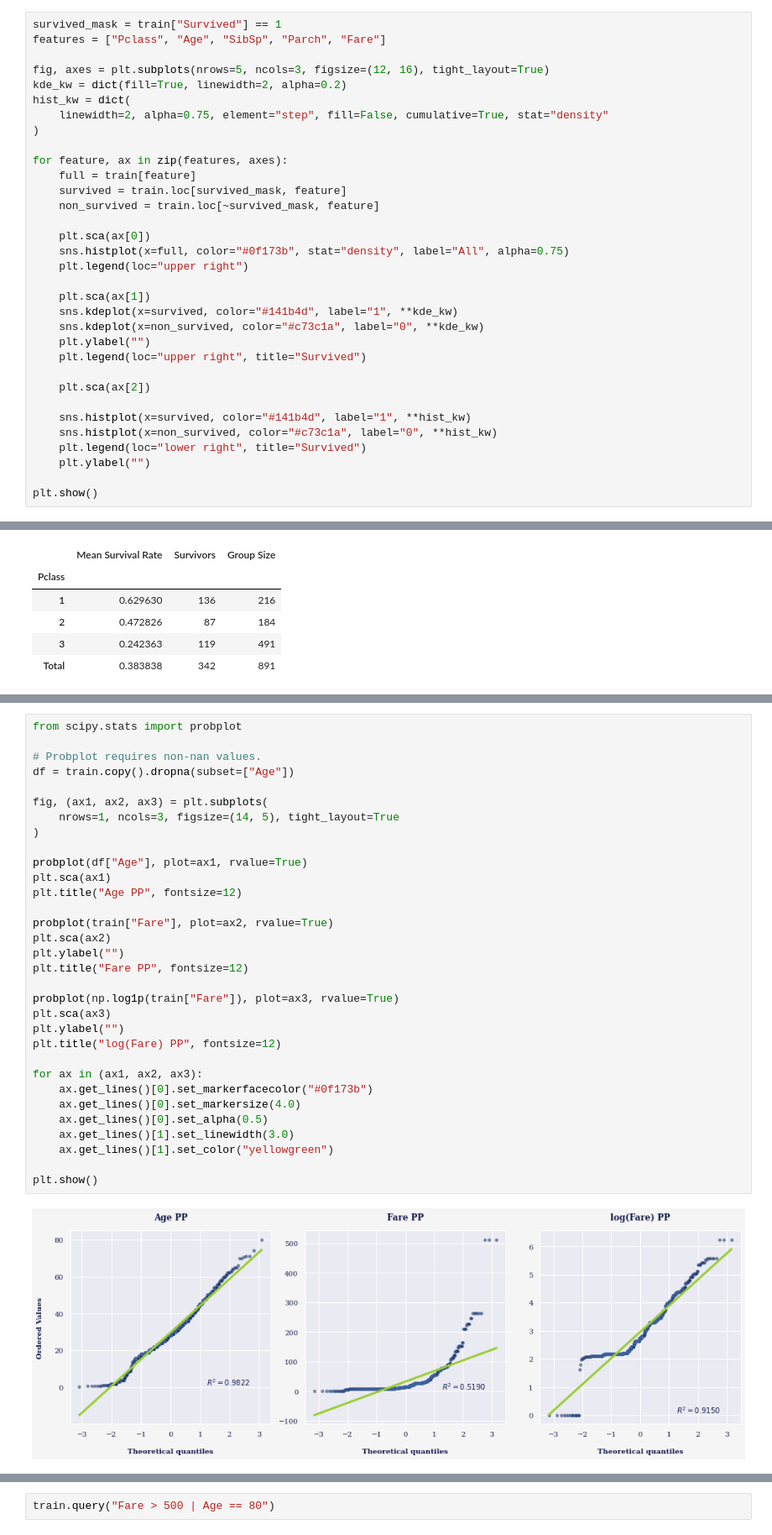
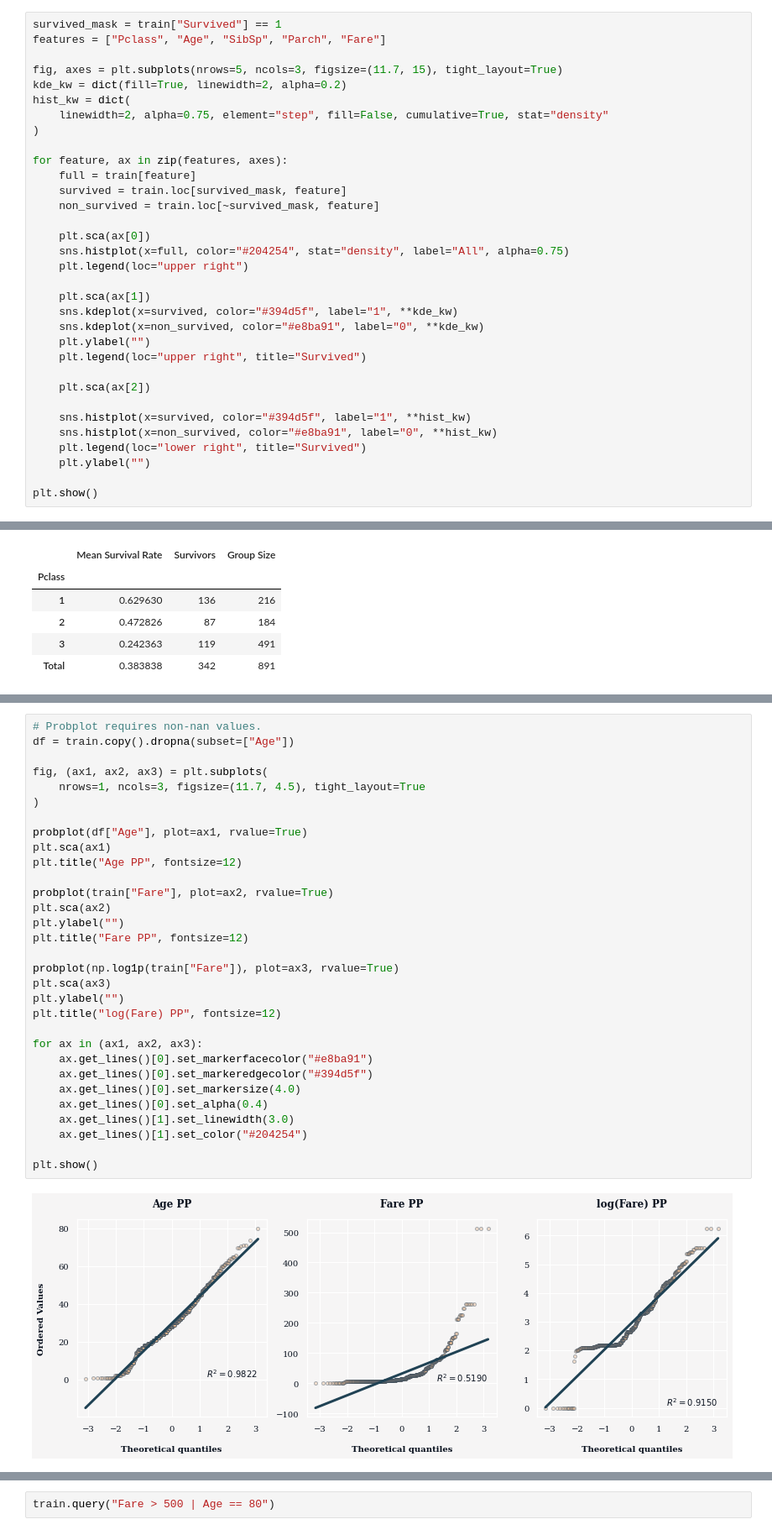
Before and after one commit to mateuszk098/kaggle-notebooks, a Jupyter notebook: titanic/titanic_eda.ipynb, the cells around one changed output, grey strips where cells are left out. Shown at 84% size. Drawn from its saved outputs; the diff is of its cells as text.

```diff
--- a/titanic/titanic_eda.ipynb
+++ b/titanic/titanic_eda.ipynb
@@ -395,7 +550,7 @@ plt.show()
 survived_mask = train["Survived"] == 1
 features = ["Pclass", "Age", "SibSp", "Parch", "Fare"]
 
-fig, axes = plt.subplots(nrows=5, ncols=3, figsize=(12, 16), tight_layout=True)
+fig, axes = plt.subplots(nrows=5, ncols=3, figsize=(11.7, 15), tight_layout=True)
 kde_kw = dict(fill=True, linewidth=2, alpha=0.2)
 hist_kw = dict(
     linewidth=2, alpha=0.75, element="step", fill=False, cumulative=True, stat="density"
@@ -407,19 +562,19 @@ for feature, ax in zip(features, axes):
     non_survived = train.loc[~survived_mask, feature]
 
     plt.sca(ax[0])
-    sns.histplot(x=full, color="#0f173b", stat="density", label="All", alpha=0.75)
+    sns.histplot(x=full, color="#204254", stat="density", label="All", alpha=0.75)
     plt.legend(loc="upper right")
 
     plt.sca(ax[1])
-    sns.kdeplot(x=survived, color="#141b4d", label="1", **kde_kw)
-    sns.kdeplot(x=non_survived, color="#c73c1a", label="0", **kde_kw)
+    sns.kdeplot(x=survived, color="#394d5f", label="1", **kde_kw)
+    sns.kdeplot(x=non_survived, color="#e8ba91", label="0", **kde_kw)
     plt.ylabel("")
     plt.legend(loc="upper right", title="Survived")
 
     plt.sca(ax[2])
 
-    sns.histplot(x=survived, color="#141b4d", label="1", **hist_kw)
-    sns.histplot(x=non_survived, color="#c73c1a", label="0", **hist_kw)
+    sns.histplot(x=survived, color="#394d5f", label="1", **hist_kw)
+    sns.histplot(x=non_survived, color="#e8ba91", label="0", **hist_kw)
     plt.legend(loc="lower right", title="Survived")
     plt.ylabel("")
 
@@ -544,35 +749,34 @@ plt.show()
 # %%
-from scipy.stats import probplot
-
 # Probplot requires non-nan values.
 df = train.copy().dropna(subset=["Age"])
 
 fig, (ax1, ax2, ax3) = plt.subplots(
-    nrows=1, ncols=3, figsize=(14, 5), tight_layout=True
+    nrows=1, ncols=3, figsize=(11.7, 4.5), tight_layout=True
 )
 
 probplot(df["Age"], plot=ax1, rvalue=True)
 plt.sca(ax1)
 plt.title("Age PP", fontsize=12)
 
 probplot(train["Fare"], plot=ax2, rvalue=True)
 plt.sca(ax2)
 plt.ylabel("")
 plt.title("Fare PP", fontsize=12)
 
 probplot(np.log1p(train["Fare"]), plot=ax3, rvalue=True)
 plt.sca(ax3)
 plt.ylabel("")
 plt.title("log(Fare) PP", fontsize=12)
 
 for ax in (ax1, ax2, ax3):
-    ax.get_lines()[0].set_markerfacecolor("#0f173b")
+    ax.get_lines()[0].set_markerfacecolor("#e8ba91")
+    ax.get_lines()[0].set_markeredgecolor("#394d5f")
     ax.get_lines()[0].set_markersize(4.0)
-    ax.get_lines()[0].set_alpha(0.5)
+    ax.get_lines()[0].set_alpha(0.4)
     ax.get_lines()[1].set_linewidth(3.0)
-    ax.get_lines()[1].set_color("yellowgreen")
+    ax.get_lines()[1].set_color("#204254")
 
 plt.show()
 # %% [output]
-[figure, old version]
+[figure, new version]
 # %% [markdown]
```
Also changed, not shown: parts of 40 cells of this notebook, 1 other file.
